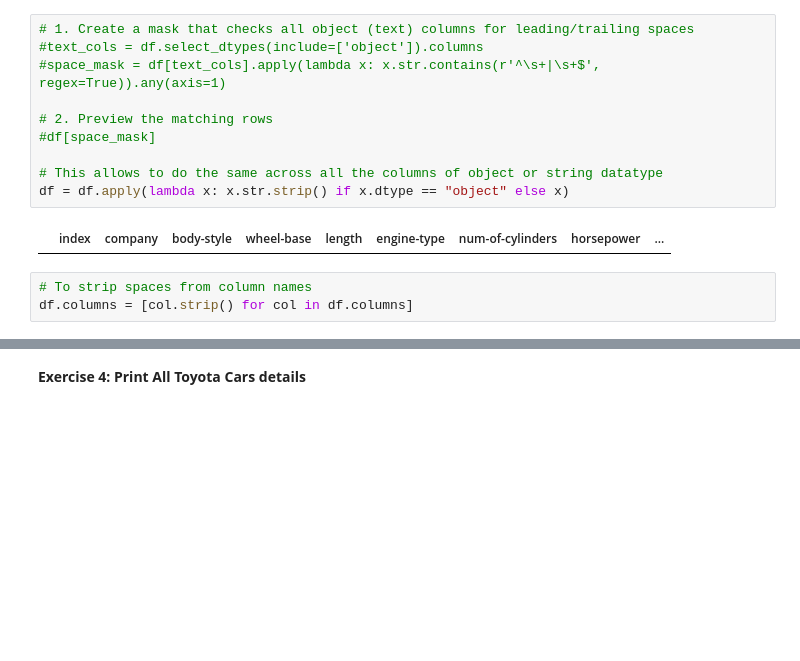
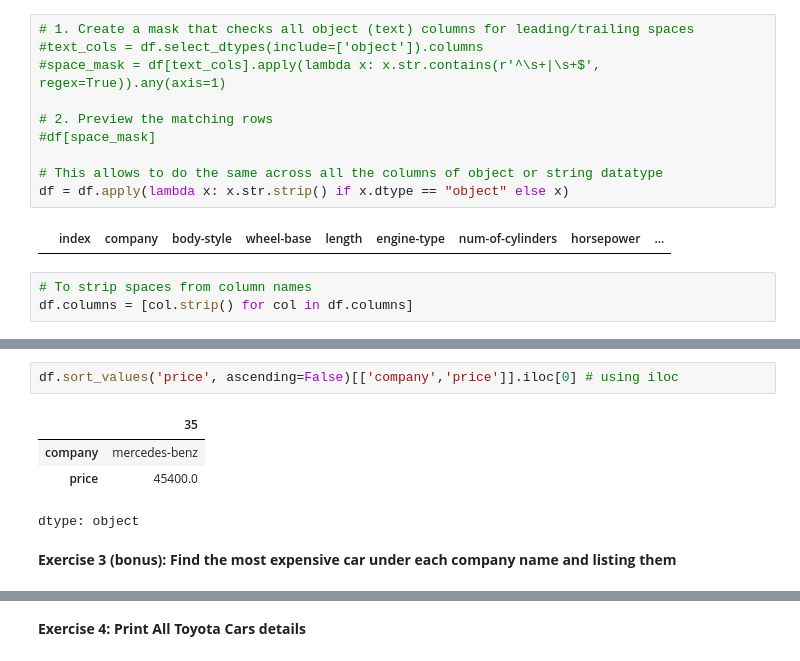
Before and after one commit to MAKhalick/Data-Prep-Portfolio, a Jupyter notebook: Pandas_Practice_1.ipynb, the cells around one changed output, grey strips where cells are left out. Cells and saved outputs as stored; diff of their text form; blank space fills up the shorter version.

```diff
--- a/Pandas_Practice_1.ipynb
+++ b/Pandas_Practice_1.ipynb
@@ -314,0 +331,9 @@ dtype: object
+# %%
+df.sort_values('price', ascending=False)[['company','price']].iloc[0] # using iloc
+# %% [output]
+|  | 35 |
+| company | mercedes-benz |
+| price | 45400.0 |
+dtype: object
+# %% [markdown]
+**Exercise 3 (bonus): Find the most expensive car under each company name and listing them**
```
Also changed, not shown: parts of 31 cells of this notebook.
